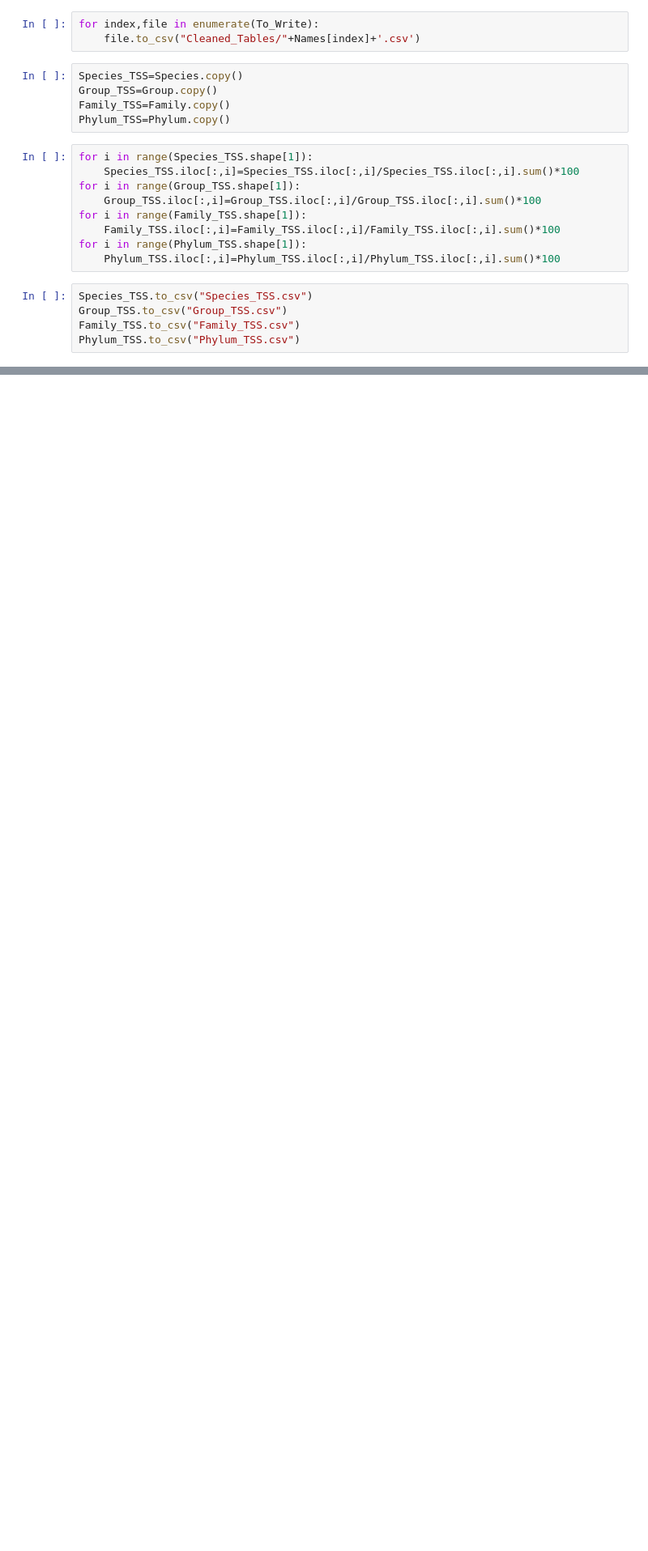
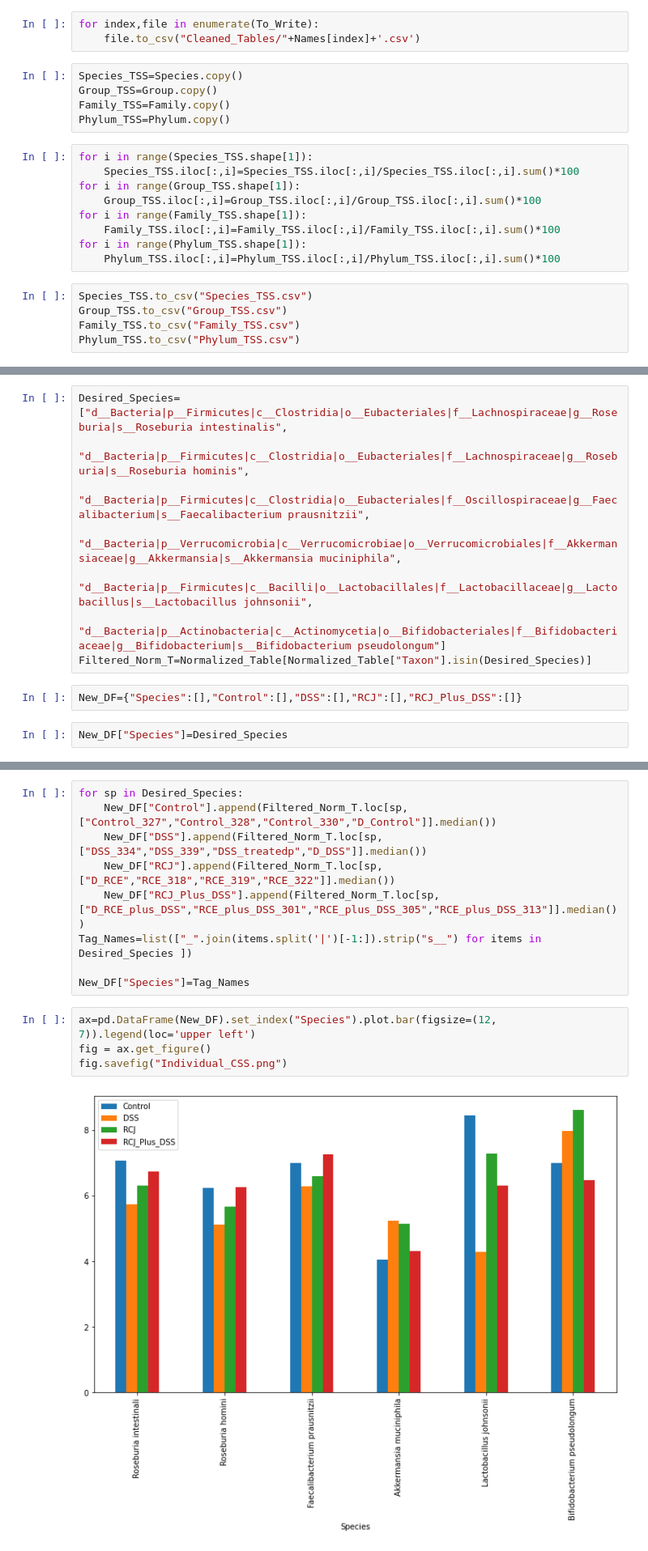
Before and after one commit to chan-csu/RCJ_Megtagenomics, a Jupyter notebook: Kraken2Outputs/Data_Analysis.ipynb, the cells around one changed output, grey strips where cells are left out. Shown at 81% size. Saved outputs shown, nothing was run; the diff lists cells and outputs as text; blank space fills up the shorter version.

```diff
--- a/Kraken2Outputs/Data_Analysis.ipynb
+++ b/Kraken2Outputs/Data_Analysis.ipynb
@@ -101,0 +84,12 @@ Name: Start, Length: 283, dtype: float64
+# %%
+Desired_Species=["d__Bacteria|p__Firmicutes|c__Clostridia|o__Eubacteriales|f__Lachnospiraceae|g__Roseburia|s__Roseburia intestinalis",
+                 "d__Bacteria|p__Firmicutes|c__Clostridia|o__Eubacteriales|f__Lachnospiraceae|g__Roseburia|s__Roseburia hominis",
+                "d__Bacteria|p__Firmicutes|c__Clostridia|o__Eubacteriales|f__Oscillospiraceae|g__Faecalibacterium|s__Faecalibacterium prausnitzii",
+                "d__Bacteria|p__Verrucomicrobia|c__Verrucomicrobiae|o__Verrucomicrobiales|f__Akkermansiaceae|g__Akkermansia|s__Akkermansia muciniphila",
+                "d__Bacteria|p__Firmicutes|c__Bacilli|o__Lactobacillales|f__Lactobacillaceae|g__Lactobacillus|s__Lactobacillus johnsonii",
+                "d__Bacteria|p__Actinobacteria|c__Actinomycetia|o__Bifidobacteriales|f__Bifidobacteriaceae|g__Bifidobacterium|s__Bifidobacterium pseudolongum"]
+Filtered_Norm_T=Normalized_Table[Normalized_Table["Taxon"].isin(Desired_Species)]
+# %%
+New_DF={"Species":[],"Control":[],"DSS":[],"RCJ":[],"RCJ_Plus_DSS":[]}
+# %%
+New_DF["Species"]=Desired_Species
@@ -101,0 +100,15 @@ Name: Start, Length: 283, dtype: float64
+# %%
+for sp in Desired_Species:
+    New_DF["Control"].append(Filtered_Norm_T.loc[sp,["Control_327","Control_328","Control_330","D_Control"]].median())
+    New_DF["DSS"].append(Filtered_Norm_T.loc[sp,["DSS_334","DSS_339","DSS_treatedp","D_DSS"]].median())
+    New_DF["RCJ"].append(Filtered_Norm_T.loc[sp,["D_RCE","RCE_318","RCE_319","RCE_322"]].median())
+    New_DF["RCJ_Plus_DSS"].append(Filtered_Norm_T.loc[sp,["D_RCE_plus_DSS","RCE_plus_DSS_301","RCE_plus_DSS_305","RCE_plus_DSS_313"]].median())
+Tag_Names=list(["_".join(items.split('|')[-1:]).strip("s__") for items in Desired_Species ])
+
+New_DF["Species"]=Tag_Names
+# %%
+ax=pd.DataFrame(New_DF).set_index("Species").plot.bar(figsize=(12, 7)).legend(loc='upper left')
+fig = ax.get_figure()
+fig.savefig("Individual_CSS.png")
+# %% [output]
+[figure, added]
```
Also changed, not shown: parts of 13 cells of this notebook, 8 other files.
